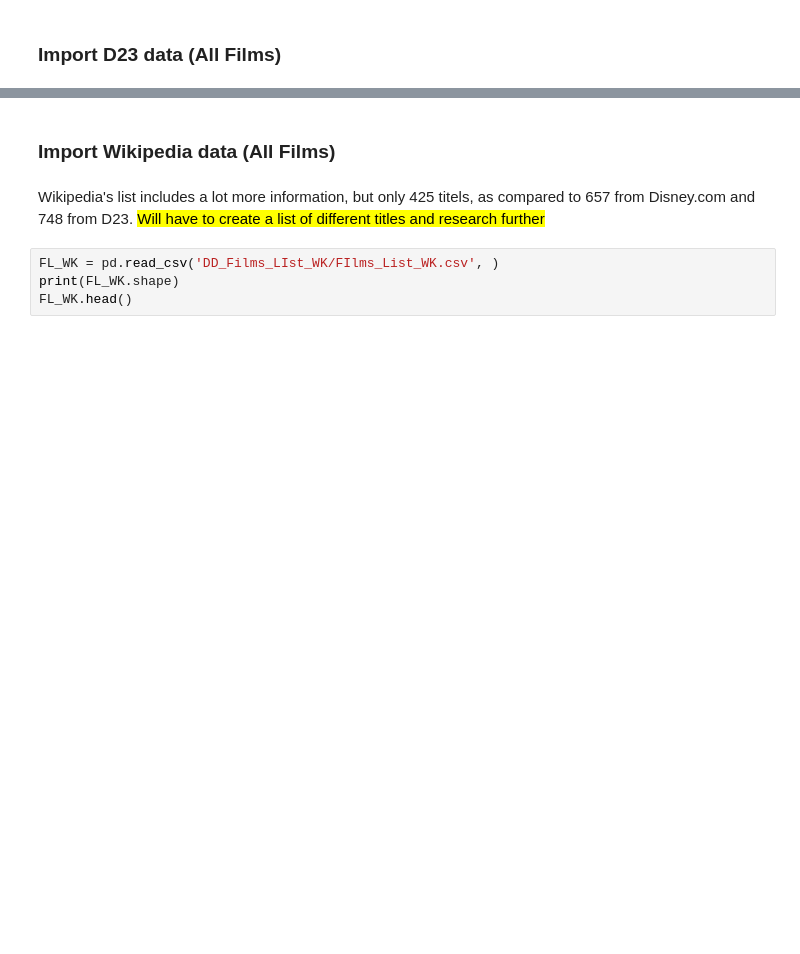
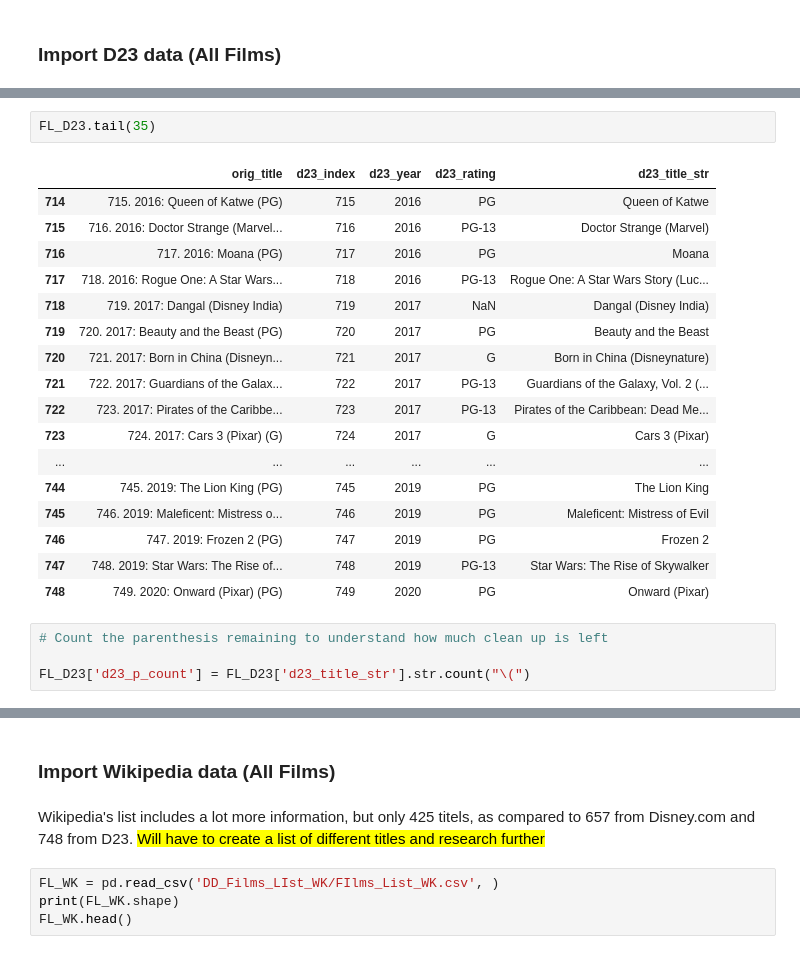
Before and after one commit to ThisBenRoberts/Disney-Movie-Project, a Jupyter notebook: 01_Disney_Import.ipynb, the cells around one changed output, grey strips where cells are left out. Drawn from its saved outputs; the diff is of its cells as text; blank space fills up the shorter version.

```diff
--- a/01_Disney_Import.ipynb
+++ b/01_Disney_Import.ipynb
@@ -52,0 +238,24 @@ FL_D23.head()
+# %%
+FL_D23.tail(35)
+# %% [output]
+|  | orig_title | d23_index | d23_year | d23_rating | d23_title_str |
+| 714 | 715. 2016: Queen of Katwe (PG) | 715 | 2016 | PG | Queen of Katwe |
+| 715 | 716. 2016: Doctor Strange (Marvel... | 716 | 2016 | PG-13 | Doctor Strange (Marvel) |
+| 716 | 717. 2016: Moana (PG) | 717 | 2016 | PG | Moana |
+| 717 | 718. 2016: Rogue One: A Star Wars... | 718 | 2016 | PG-13 | Rogue One: A Star Wars Story (Luc... |
+| 718 | 719. 2017: Dangal (Disney India) | 719 | 2017 | NaN | Dangal (Disney India) |
+| 719 | 720. 2017: Beauty and the Beast (PG) | 720 | 2017 | PG | Beauty and the Beast |
+| 720 | 721. 2017: Born in China (Disneyn... | 721 | 2017 | G | Born in China (Disneynature) |
+| 721 | 722. 2017: Guardians of the Galax... | 722 | 2017 | PG-13 | Guardians of the Galaxy, Vol. 2 (... |
+| 722 | 723. 2017: Pirates of the Caribbe... | 723 | 2017 | PG-13 | Pirates of the Caribbean: Dead Me... |
+| 723 | 724. 2017: Cars 3 (Pixar) (G) | 724 | 2017 | G | Cars 3 (Pixar) |
+| ... | ... | ... | ... | ... | ... |
+| 744 | 745. 2019: The Lion King (PG) | 745 | 2019 | PG | The Lion King |
+| 745 | 746. 2019: Maleficent: Mistress o... | 746 | 2019 | PG | Maleficent: Mistress of Evil |
+| 746 | 747. 2019: Frozen 2 (PG) | 747 | 2019 | PG | Frozen 2 |
+| 747 | 748. 2019: Star Wars: The Rise of... | 748 | 2019 | PG-13 | Star Wars: The Rise of Skywalker |
+| 748 | 749. 2020: Onward (Pixar) (PG) | 749 | 2020 | PG | Onward (Pixar) |
+# %%
+# Count the parenthesis remaining to understand how much clean up is left
+
+FL_D23['d23_p_count'] = FL_D23['d23_title_str'].str.count("\(")
```
Also changed, not shown: parts of 29 cells of this notebook.
